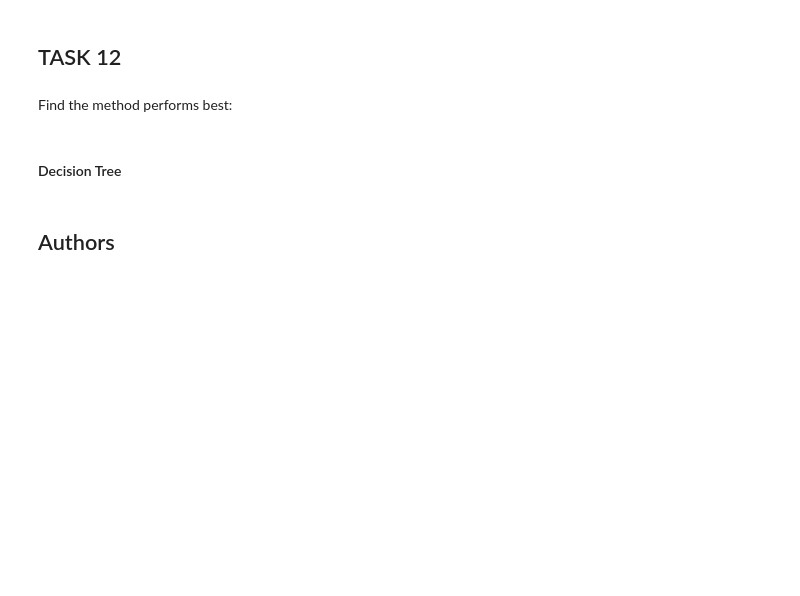
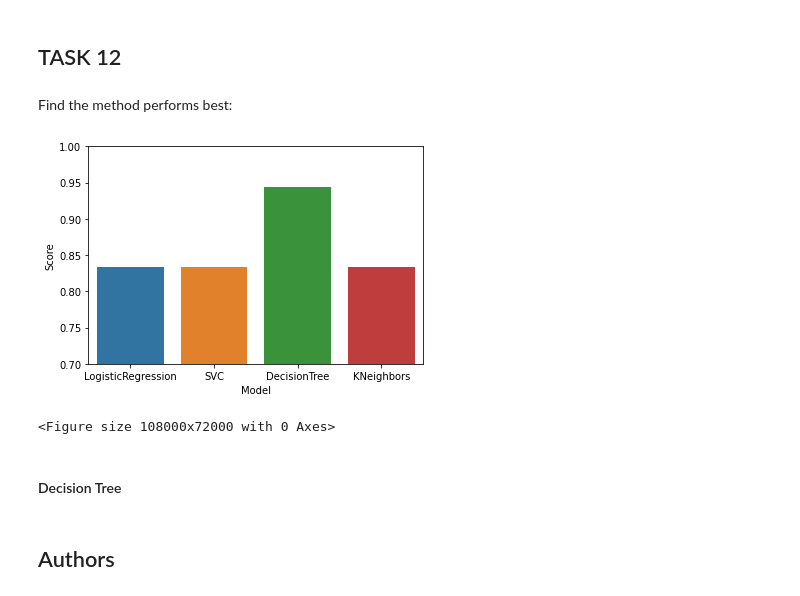
Before and after one commit to theahmedahmed/DataScienceCapstone, a Jupyter notebook: SpaceX_Machine Learning Prediction_Part_5.ipynb, the cells around one changed output. Saved outputs shown, nothing was run; the diff lists cells and outputs as text; code cells hidden in the pictures; blank space fills up the shorter version.

Commit message:
Added plot at the end

```diff
--- a/SpaceX_Machine Learning Prediction_Part_5.ipynb
+++ b/SpaceX_Machine Learning Prediction_Part_5.ipynb
@@ -313,6 +336,31 @@ plot_confusion_matrix(Y_test,yhat)
 ## TASK  12
 # %% [markdown]
 Find the method performs best:
+# %%
+ModelNames = ['LogisticRegression',
+'SVC',
+'DecisionTree',
+'KNeighbors']
+
+AccuracyScores = [
+    logreg_cv.score(X_test,Y_test),
+    svm_cv.score(X_test,Y_test),
+    tree_cv.score(X_test,Y_test),
+    knn_cv.score(X_test,Y_test)
+]
+
+accuracy_dict = {'Model': ModelNames, 'Score': AccuracyScores}
+accuracy_df = pd.DataFrame(accuracy_dict)
+# %%
+sns.barplot(x='Model', y='Score', data=accuracy_df)
+plt.xlabel("Model")
+plt.ylabel("Score")
+plt.ylim([0.7, 1])
+plt.figure(figsize=(1500,1000))
+plt.show()
+# %% [output]
+[figure, added]
+<Figure size 108000x72000 with 0 Axes>
 # %% [markdown]
 #### Decision Tree
 # %% [markdown]
```
Also changed, not shown: parts of 3 cells of this notebook.
